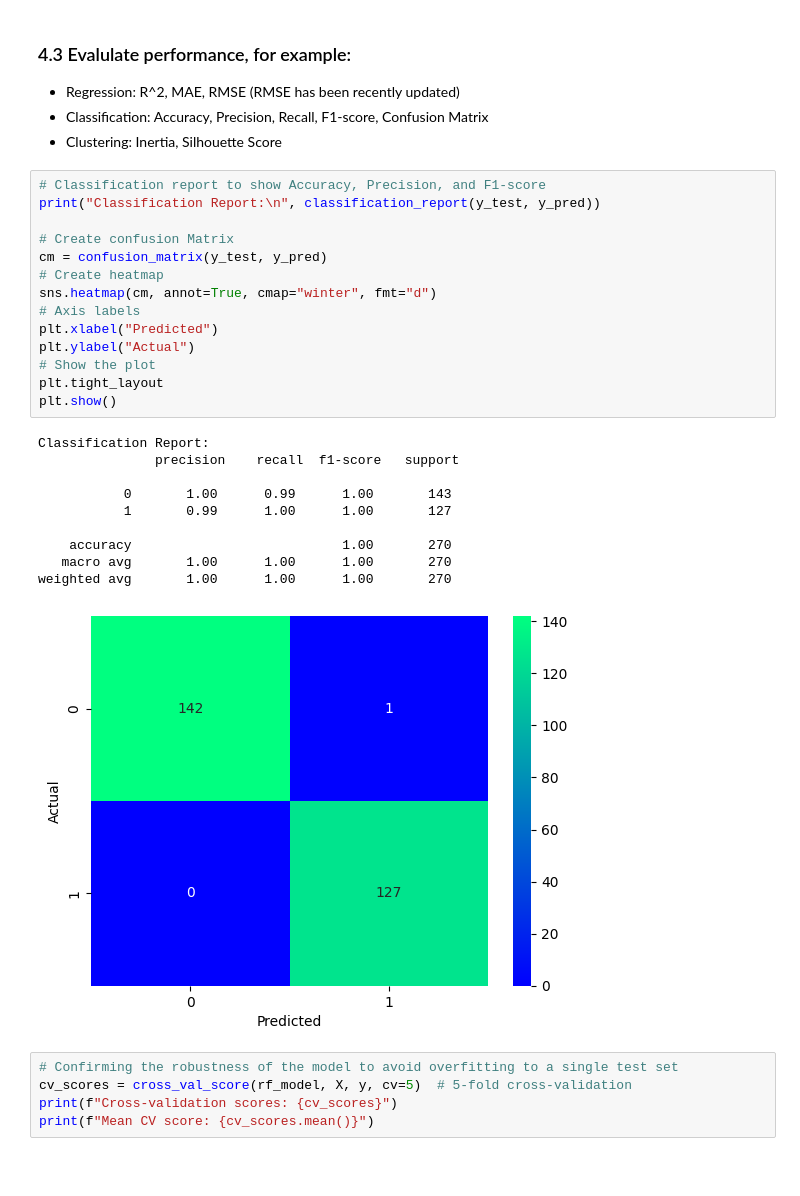
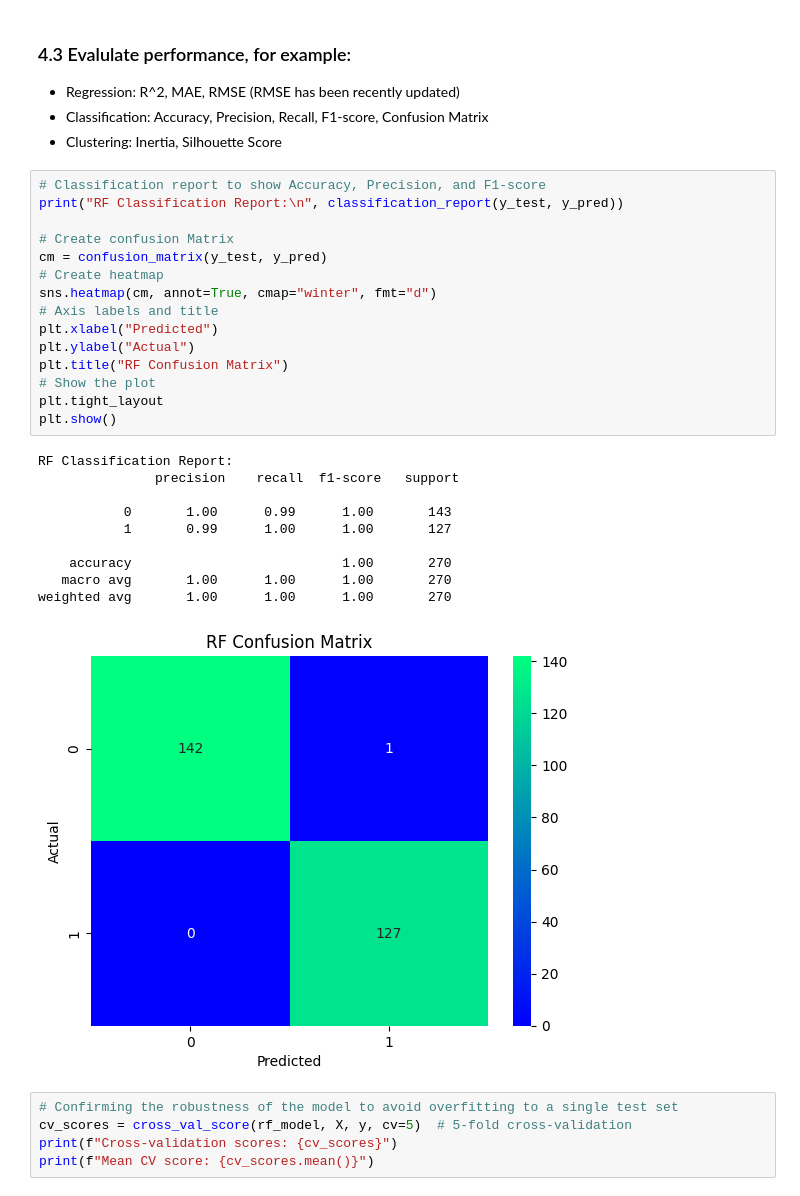
Before and after one commit to Bdowdle4/ml-classification-dowdle, a Jupyter notebook: classification_dowdle.ipynb, the cells around one changed output. Saved outputs shown, nothing was run; the diff lists cells and outputs as text; blank space fills up the shorter version.

```diff
--- a/classification_dowdle.ipynb
+++ b/classification_dowdle.ipynb
@@ -423,29 +425,30 @@ The model may be underfitting (performing worse on test data).
 - Clustering: Inertia, Silhouette Score
 # %%
 # Classification report to show Accuracy, Precision, and F1-score
-print("Classification Report:\n", classification_report(y_test, y_pred))
+print("RF Classification Report:\n", classification_report(y_test, y_pred))
 
 # Create confusion Matrix
 cm = confusion_matrix(y_test, y_pred)
 # Create heatmap
 sns.heatmap(cm, annot=True, cmap="winter", fmt="d")
-# Axis labels
+# Axis labels and title
 plt.xlabel("Predicted")
 plt.ylabel("Actual")
+plt.title("RF Confusion Matrix")
 # Show the plot
 plt.tight_layout
 plt.show()
 # %% [output]
-Classification Report:
+RF Classification Report:
                precision    recall  f1-score   support
 
            0       1.00      0.99      1.00       143
            1       0.99      1.00      1.00       127
 
     accuracy                           1.00       270
    macro avg       1.00      1.00      1.00       270
 weighted avg       1.00      1.00      1.00       270
-[figure, old version]
+[figure, new version]
 # %%
 # Confirming the robustness of the model to avoid overfitting to a single test set
 cv_scores = cross_val_score(rf_model, X, y, cv=5)  # 5-fold cross-validation
```
Also changed, not shown: parts of 11 cells of this notebook.
